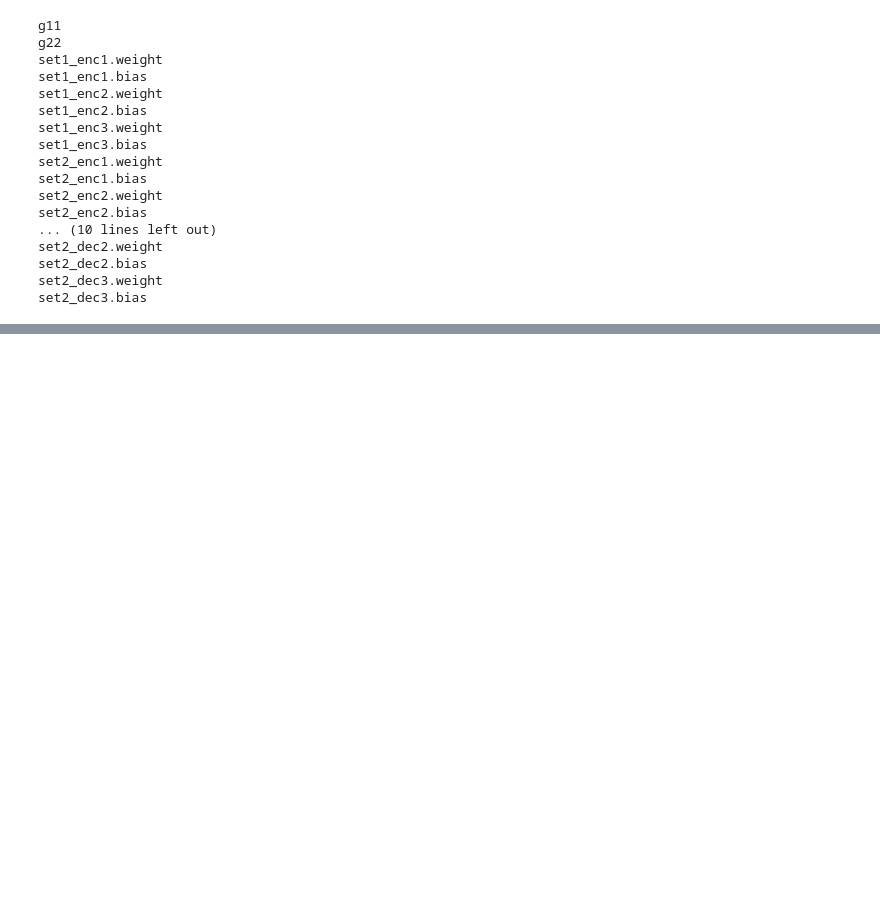
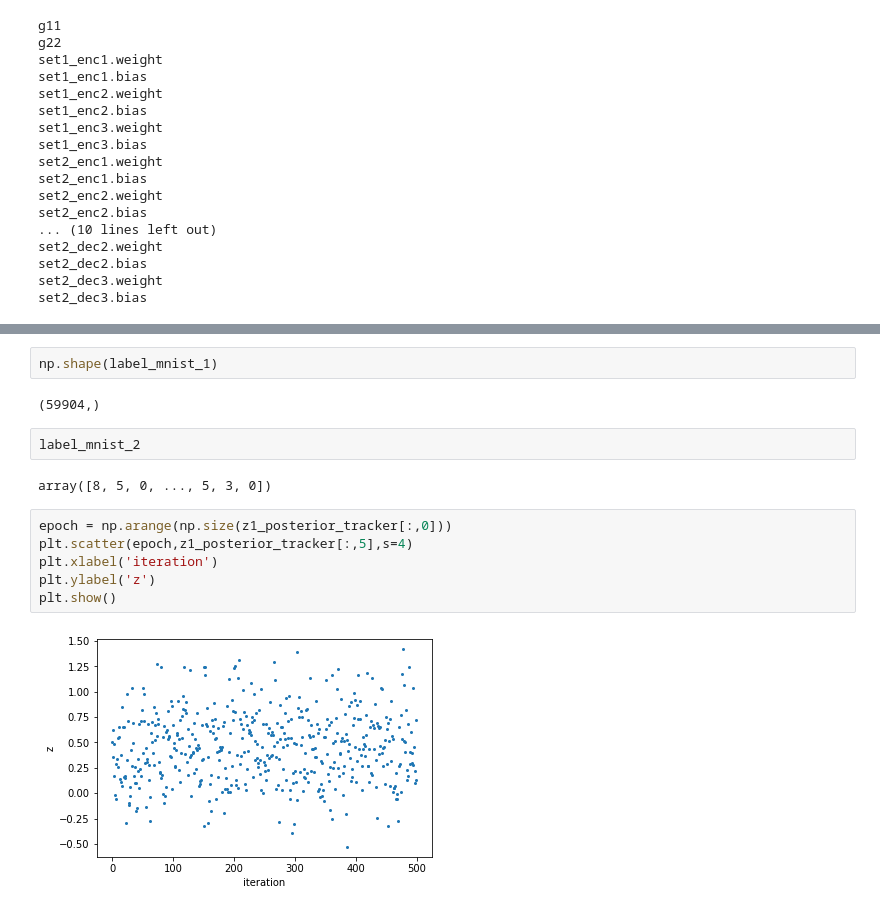
Before and after one commit to achintzeus1994/POISE_VAE, a Jupyter notebook: POISE_VAE_even_odd_MNIST/Xperiments.ipynb, the cells around one changed output, grey strips where cells are left out. Drawn from its saved outputs; the diff is of its cells as text; blank space fills up the shorter version.

```diff
--- a/POISE_VAE_even_odd_MNIST/Xperiments.ipynb
+++ b/POISE_VAE_even_odd_MNIST/Xperiments.ipynb
@@ -344,0 +358,16 @@ Test Loss: 135.5462
+# %%
+np.shape(label_mnist_1)
+# %% [output]
+(59904,)
+# %%
+label_mnist_2
+# %% [output]
+array([8, 5, 0, ..., 5, 3, 0])
+# %%
+epoch = np.arange(np.size(z1_posterior_tracker[:,0]))
+plt.scatter(epoch,z1_posterior_tracker[:,5],s=4)
+plt.xlabel('iteration')
+plt.ylabel('z')
+plt.show()
+# %% [output]
+[figure, added]
```
Also changed, not shown: parts of 21 cells of this notebook, 27 other files.
